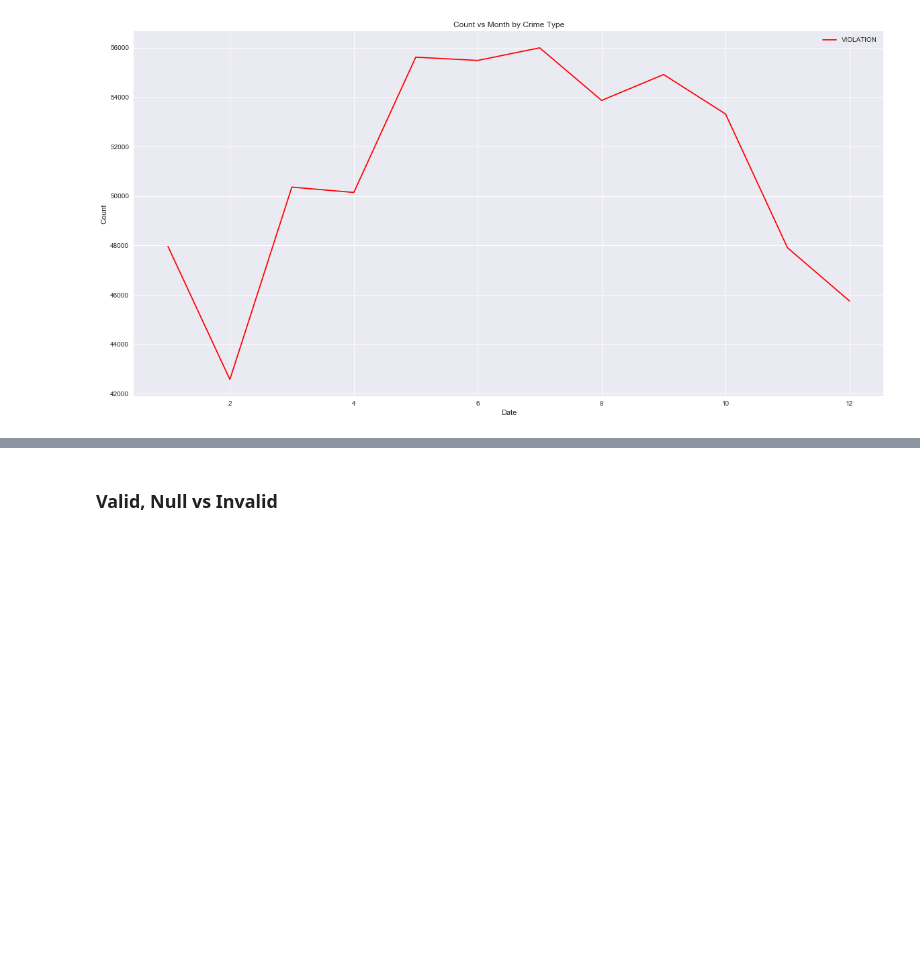
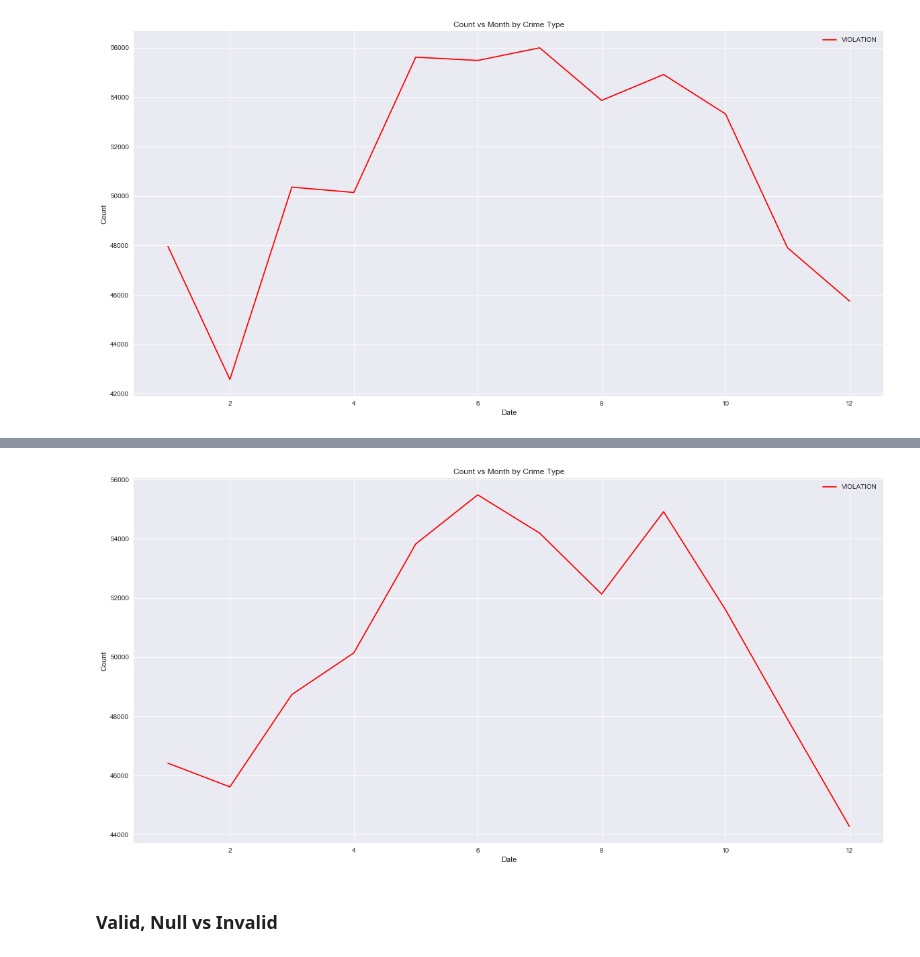
Before and after one commit to selenewang/ds1004-project, a Jupyter notebook: Plot.ipynb, the cells around one changed output, grey strips where cells are left out. Cells and saved outputs as stored; diff of their text form; code cells hidden in the pictures; blank space fills up the shorter version.

```diff
--- a/Plot.ipynb
+++ b/Plot.ipynb
@@ -314,3 +370,16 @@ plt.show()
+# %%
+from matplotlib.dates import YearLocator, MonthLocator, DateFormatter
+import datetime
+
+plt.figure(figsize=(20,10))
+plt.plot(df['DATE'], df['VIOLATION'], 'r-',label="VIOLATION")
+plt.legend()
+plt.xlabel("Date")
+plt.ylabel("Count")
+plt.title("Count vs Month by Crime Type")
+plt.show()
+# %% [output]
+[figure, added]
 # %% [markdown]
 ### Valid, Null vs Invalid
 # %%
```
Also changed, not shown: parts of 5 cells of this notebook.
